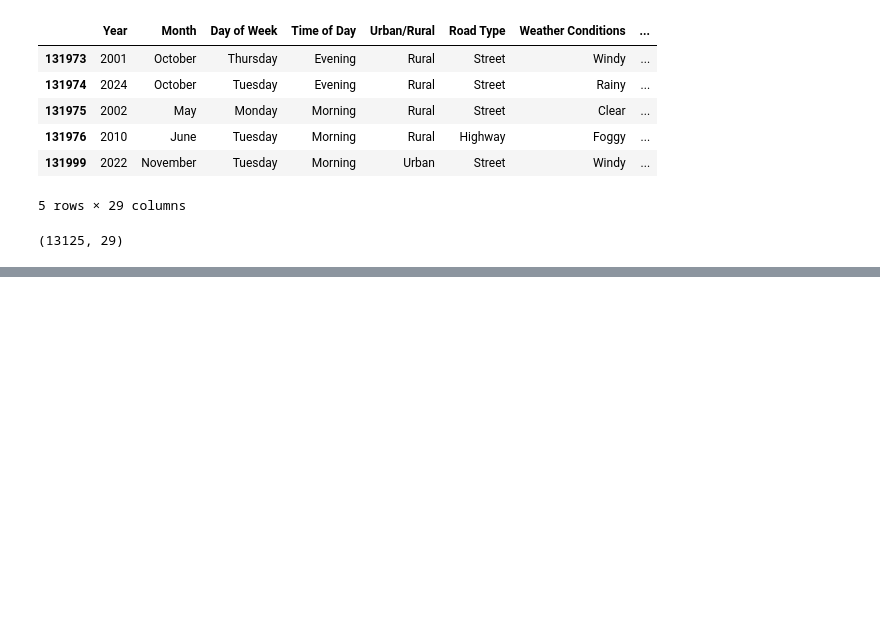
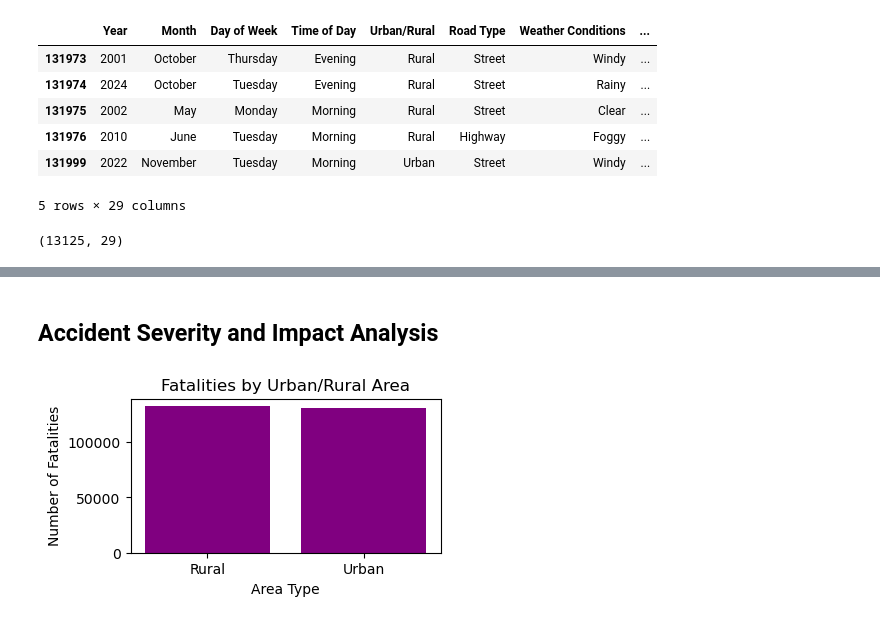
Before and after one commit to bisheshshrestha/Machine-Learning-and-Data-Science, a Jupyter notebook: Road Accident/Road_Accidents.ipynb, the cells around one changed output, grey strips where cells are left out. Cells and saved outputs as stored; diff of their text form; code cells hidden in the pictures; blank space fills up the shorter version.

```diff
--- a/Road Accident/Road_Accidents.ipynb
+++ b/Road Accident/Road_Accidents.ipynb
@@ -211,0 +236,14 @@ Australia_data.to_csv('Data_Sets/Australia_data.csv')
+# %% [markdown]
+## Accident Severity and Impact Analysis
+# %%
+fatalities_by_area = df.groupby('Urban/Rural')['Number of Fatalities'].sum()
+
+# Plotting the bar chart
+plt.figure(figsize=(4, 2))
+plt.bar(x=fatalities_by_area.index, height=fatalities_by_area.values, color='purple')
+plt.title('Fatalities by Urban/Rural Area')
+plt.xlabel('Area Type')
+plt.ylabel('Number of Fatalities')
+plt.show()
+# %% [output]
+[figure, added]
```
Also changed, not shown: parts of 3 cells of this notebook, 4 other files.
